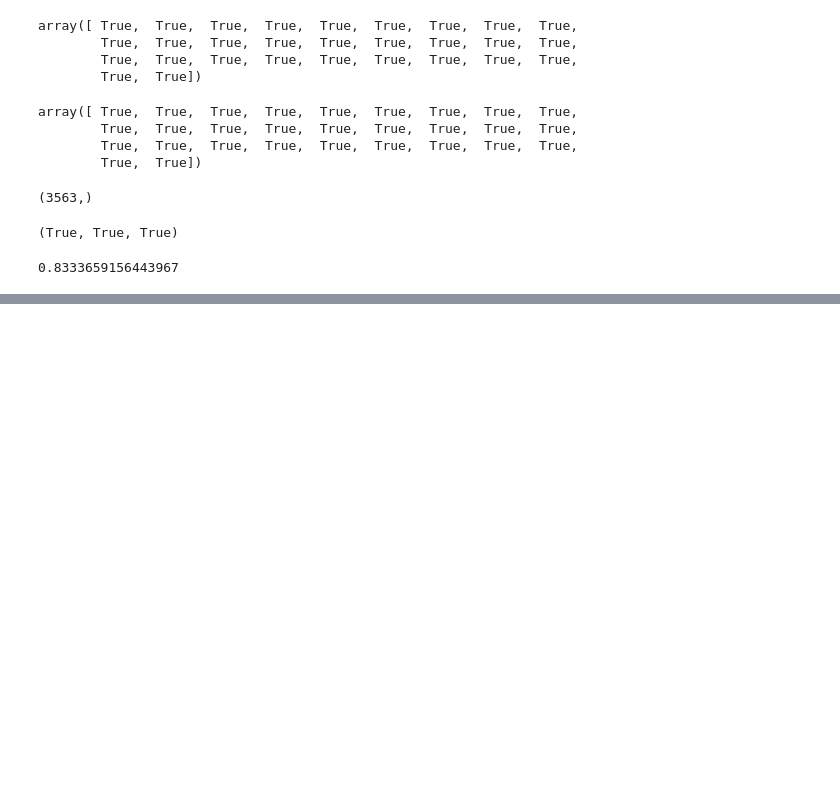
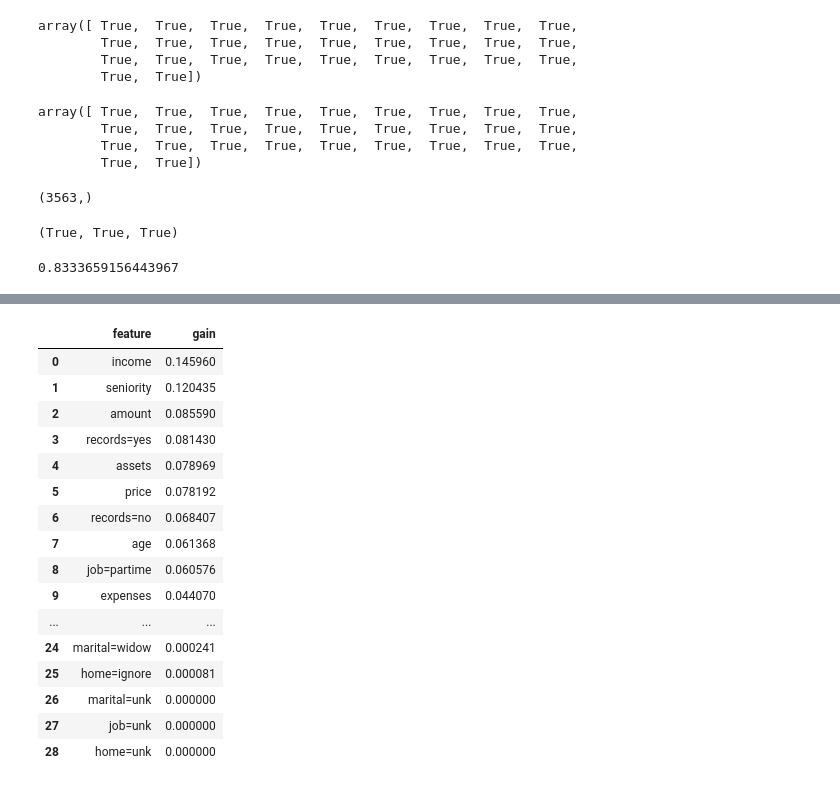
Before and after one commit to nadia-paz/ML-Zoomcamp, a Jupyter notebook: week6/06_select_final_model.ipynb, the cells around one changed output, grey strips where cells are left out. Drawn from its saved outputs; the diff is of its cells as text; code cells hidden in the pictures; blank space fills up the shorter version.

```diff
--- a/week6/06_select_final_model.ipynb
+++ b/week6/06_select_final_model.ipynb
@@ -139,0 +189,24 @@ roc_auc_score(y_test, y_pred)
+# %%
+importances = list(zip(dv.feature_names_, rf.feature_importances_))
+
+df_importance = pd.DataFrame(importances, columns=['feature', 'gain'])
+df_importance = df_importance.sort_values(by='gain', ascending=False).reset_index(drop=True)
+df_importance
+# %% [output]
+|  | feature | gain |
+| 0 | income | 0.145960 |
+| 1 | seniority | 0.120435 |
+| 2 | amount | 0.085590 |
+| 3 | records=yes | 0.081430 |
+| 4 | assets | 0.078969 |
+| 5 | price | 0.078192 |
+| 6 | records=no | 0.068407 |
+| 7 | age | 0.061368 |
+| 8 | job=partime | 0.060576 |
+| 9 | expenses | 0.044070 |
+| ... | ... | ... |
+| 24 | marital=widow | 0.000241 |
+| 25 | home=ignore | 0.000081 |
+| 26 | marital=unk | 0.000000 |
+| 27 | job=unk | 0.000000 |
+| 28 | home=unk | 0.000000 |
```
Also changed, not shown: parts of 17 cells of this notebook.
